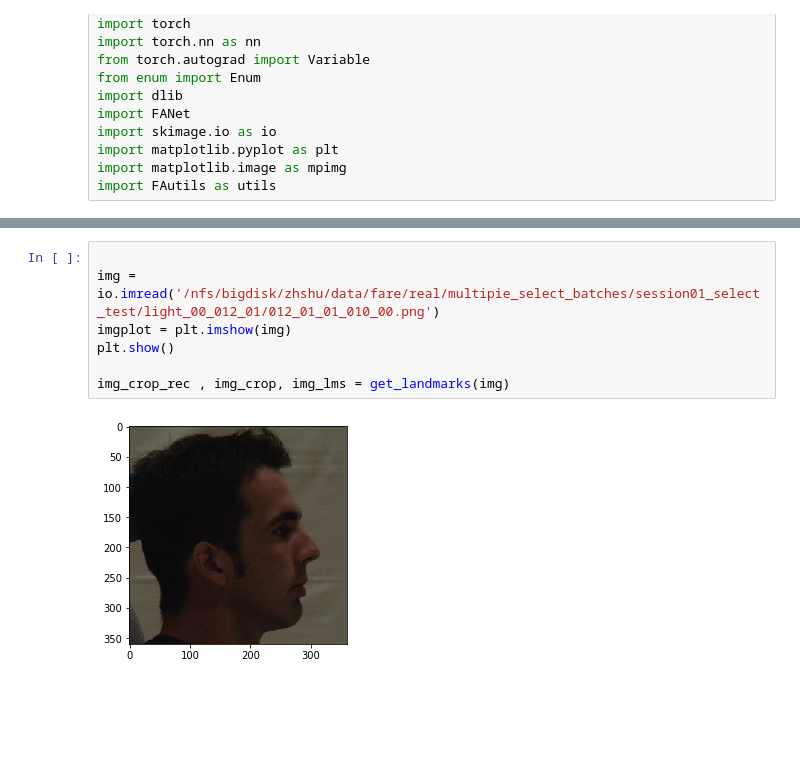
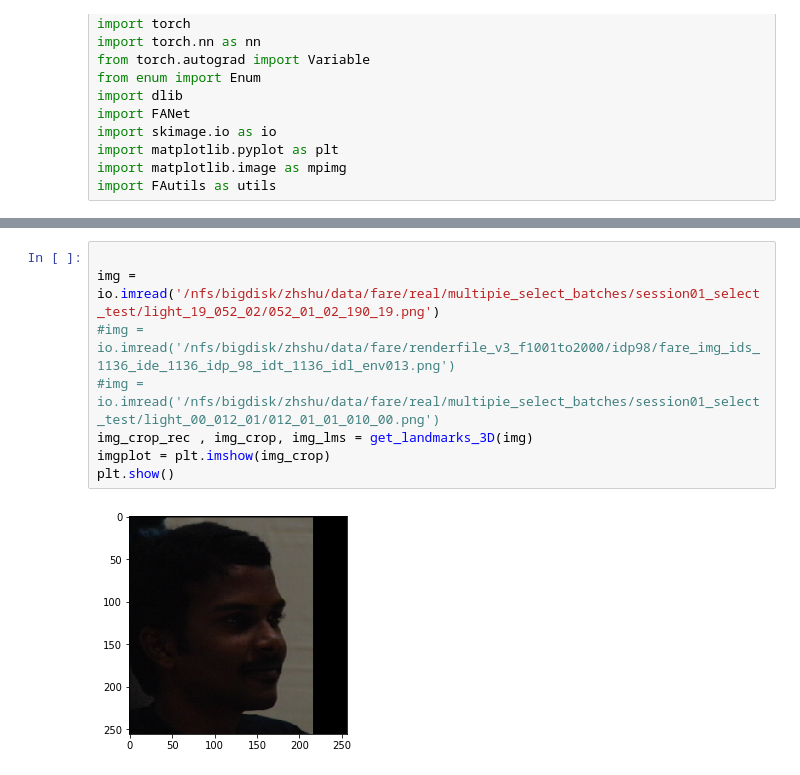
Before and after one commit to zhixinshu/face-alignment-1, a Jupyter notebook: test_FaceAlignment.ipynb, the cells around one changed output, grey strips where cells are left out. Drawn from its saved outputs; the diff is of its cells as text; blank space fills up the shorter version.

```diff
--- a/test_FaceAlignment.ipynb
+++ b/test_FaceAlignment.ipynb
@@ -76,12 +152,13 @@ def get_landmarks(input_image, face_alignment_net = fan_net, all_faces=False):
 # %%
 
-img = io.imread('/nfs/bigdisk/zhshu/data/fare/real/multipie_select_batches/session01_select_test/light_00_012_01/012_01_01_010_00.png')
-imgplot = plt.imshow(img)
+img = io.imread('/nfs/bigdisk/zhshu/data/fare/real/multipie_select_batches/session01_select_test/light_19_052_02/052_01_02_190_19.png')
+#img = io.imread('/nfs/bigdisk/zhshu/data/fare/renderfile_v3_f1001to2000/idp98/fare_img_ids_1136_ide_1136_idp_98_idt_1136_idl_env013.png')
+#img = io.imread('/nfs/bigdisk/zhshu/data/fare/real/multipie_select_batches/session01_select_test/light_00_012_01/012_01_01_010_00.png')
+img_crop_rec , img_crop, img_lms = get_landmarks_3D(img)
+imgplot = plt.imshow(img_crop)
 plt.show()
-
-img_crop_rec , img_crop, img_lms = get_landmarks(img)
 # %% [output]
-[figure, old version]
+[figure, new version]
 # %%
 
 def DrawPointsOnImage(img,points):
```
Also changed, not shown: parts of 2 cells of this notebook, 5 other files.
